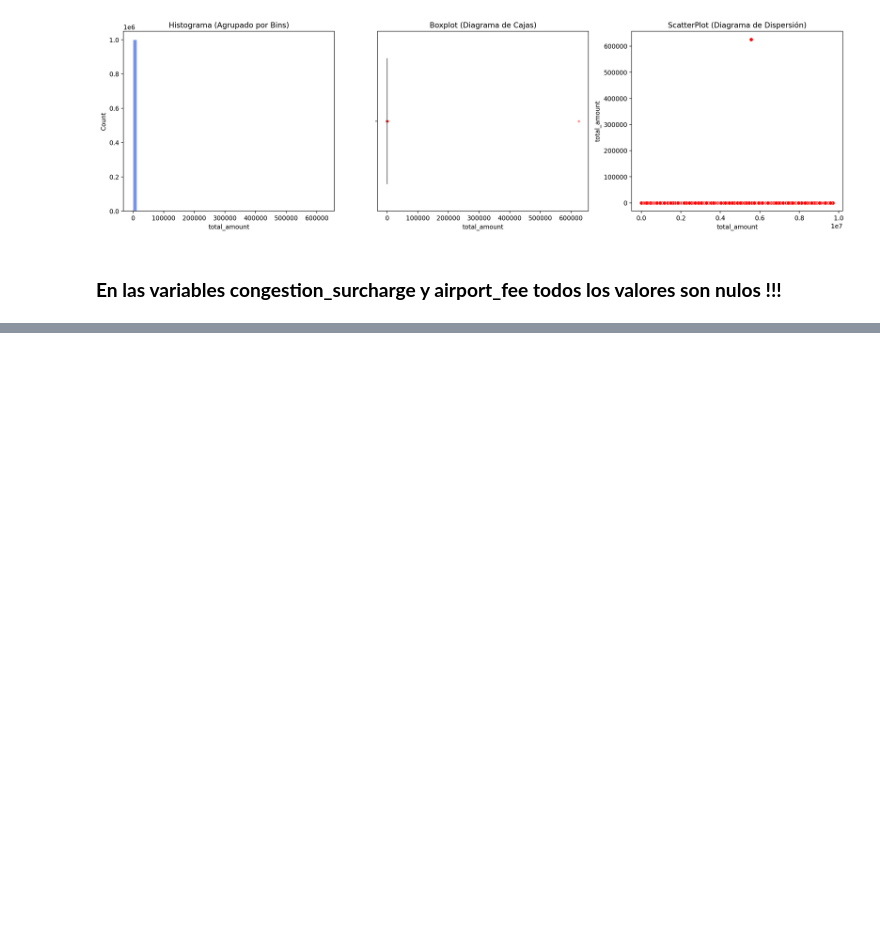
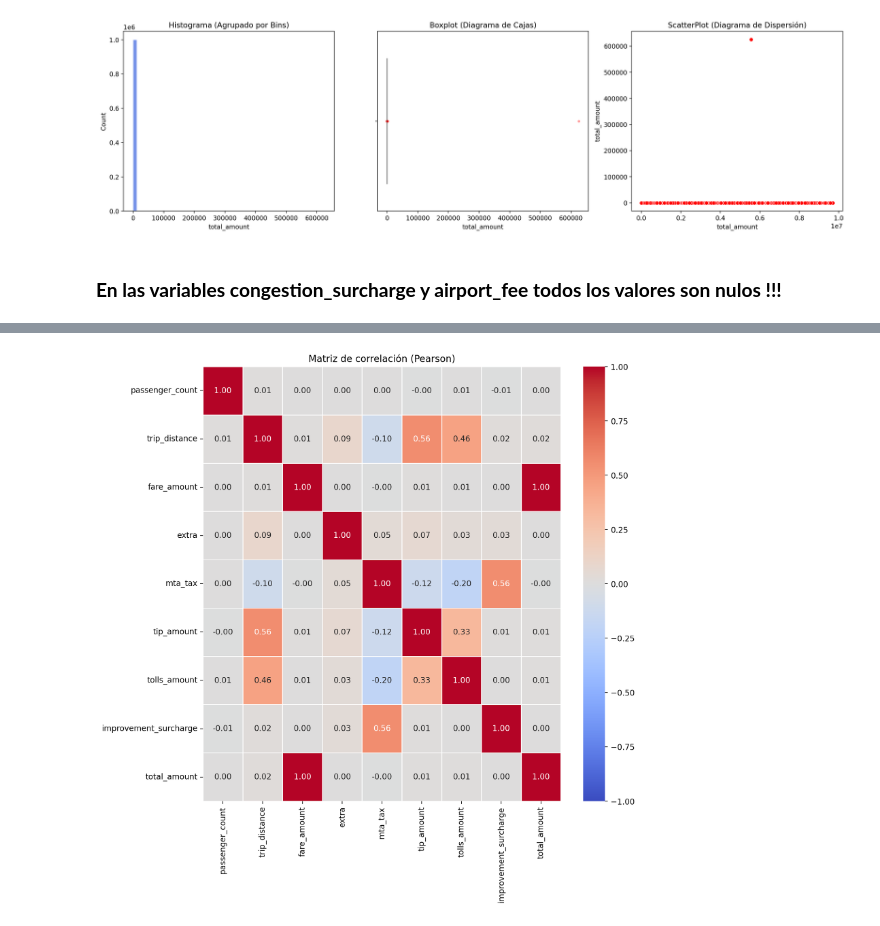
Before and after one commit to d4nd14z/DataAnalytics, a Jupyter notebook: MovilidadDataset.ipynb, the cells around one changed output, grey strips where cells are left out. Drawn from its saved outputs; the diff is of its cells as text; code cells hidden in the pictures; blank space fills up the shorter version.

```diff
--- a/MovilidadDataset.ipynb
+++ b/MovilidadDataset.ipynb
@@ -286,0 +291,7 @@ mostrarGraficas("total_amount")
+# %%
+# El análisis de correlación de pearson solo funciona sobre variables numèricas continuas,
+# Creamos una copia de las variables del dataframe con las variables que pueden ser representativas en el análisis de correlación
+
+df_copia = df[["passenger_count", "trip_distance", "fare_amount", "extra", "mta_tax", "tip_amount", "tolls_amount", "improvement_surcharge", "total_amount"]].copy()
+correlation_matrix = df_copia.select_dtypes(include="number").corr(method='pearson')
+correlation_matrix
@@ -286,0 +309,9 @@ mostrarGraficas("total_amount")
+# %%
+# Grafico de Calor (Heatmap) de la matriz de correlaciones
+plt.figure(figsize=(10, 10))
+sns.heatmap(correlation_matrix, annot=True, fmt=".2f", cmap="coolwarm", center=0, vmin=-1, vmax=1, linewidths=0.5)
+plt.title("Matriz de correlación (Pearson)")
+plt.tight_layout()
+plt.show()
+# %% [output]
+[figure, added]
```
Also changed, not shown: parts of 6 cells of this notebook.
